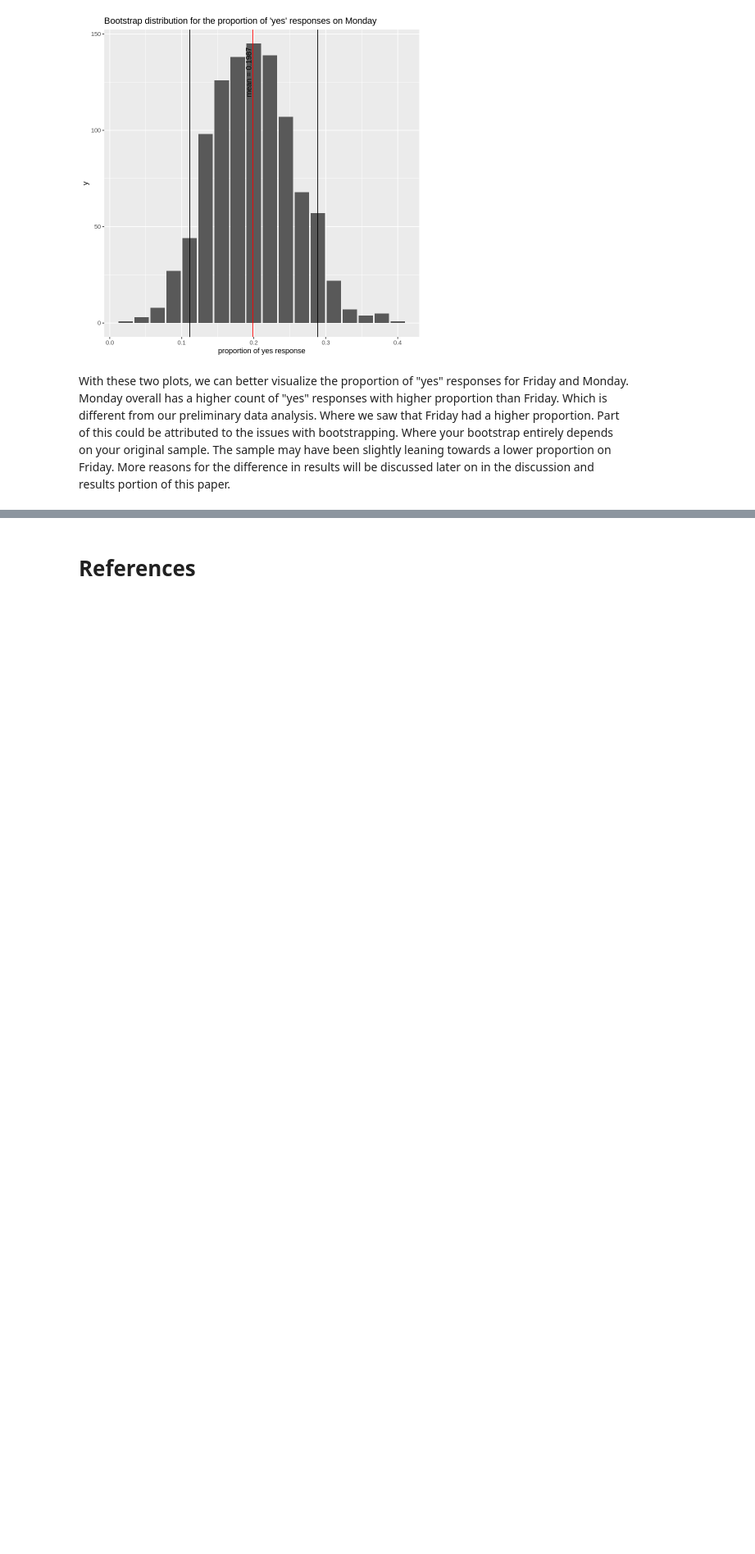
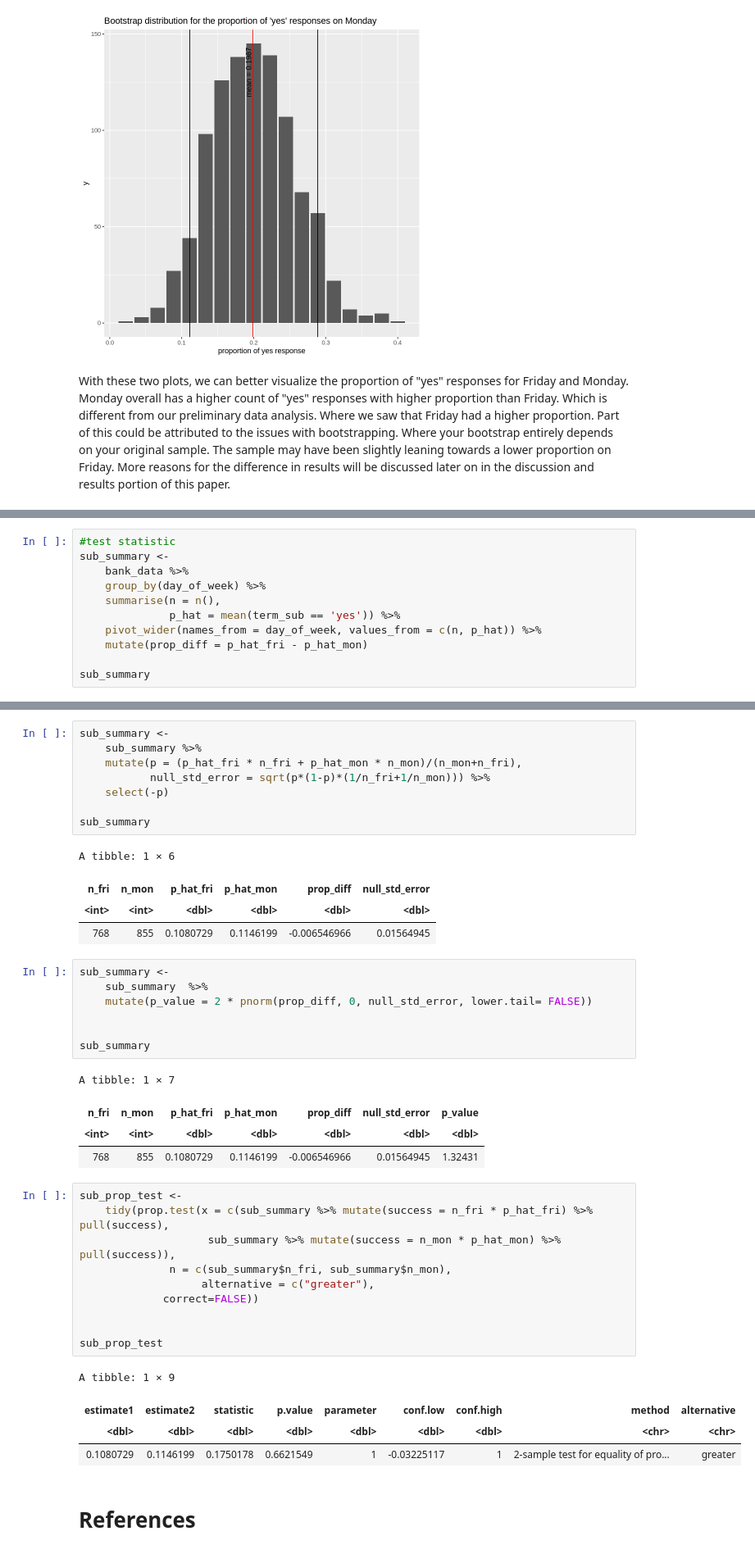
Before and after one commit to celike1/STAT201-Project, a Jupyter notebook: eda.ipynb, the cells around one changed output, grey strips where cells are left out. Shown at 82% size. Saved outputs shown, nothing was run; the diff lists cells and outputs as text; blank space fills up the shorter version.

```diff
--- a/eda.ipynb
+++ b/eda.ipynb
@@ -367,0 +412,11 @@ With these two plots, we can better visualize the proportion of "yes" responses
+# %%
+#test statistic
+sub_summary <-
+    bank_data %>%
+    group_by(day_of_week) %>%
+    summarise(n = n(),
+              p_hat = mean(term_sub == 'yes')) %>%
+    pivot_wider(names_from = day_of_week, values_from = c(n, p_hat)) %>%
+    mutate(prop_diff = p_hat_fri - p_hat_mon)
+
+sub_summary
@@ -368,3 +428,43 @@ With these two plots, we can better visualize the proportion of "yes" responses
+# %%
+sub_summary <-
+    sub_summary %>%
+    mutate(p = (p_hat_fri * n_fri + p_hat_mon * n_mon)/(n_mon+n_fri),
+           null_std_error = sqrt(p*(1-p)*(1/n_fri+1/n_mon))) %>%
+    select(-p)
+
+sub_summary
+# %% [output]
+A tibble: 1 × 6
+| n_fri | n_mon | p_hat_fri | p_hat_mon | prop_diff | null_std_error |
+| <int> | <int> | <dbl> | <dbl> | <dbl> | <dbl> |
+| 768 | 855 | 0.1080729 | 0.1146199 | -0.006546966 | 0.01564945 |
+# %%
+sub_summary <-
+    sub_summary  %>%
+    mutate(p_value = 2 * pnorm(prop_diff, 0, null_std_error, lower.tail= FALSE))
+
+
+sub_summary
+# %% [output]
+A tibble: 1 × 7
+| n_fri | n_mon | p_hat_fri | p_hat_mon | prop_diff | null_std_error | p_value |
+| <int> | <int> | <dbl> | <dbl> | <dbl> | <dbl> | <dbl> |
+| 768 | 855 | 0.1080729 | 0.1146199 | -0.006546966 | 0.01564945 | 1.32431 |
+# %%
+sub_prop_test <-
+    tidy(prop.test(x = c(sub_summary %>% mutate(success = n_fri * p_hat_fri) %>% pull(success),
+                    sub_summary %>% mutate(success = n_mon * p_hat_mon) %>% pull(success)),
+              n = c(sub_summary$n_fri, sub_summary$n_mon),
+                   alternative = c("greater"),
+             correct=FALSE))
+
+
+sub_prop_test
+# %% [output]
+A tibble: 1 × 9
+| estimate1 | estimate2 | statistic | p.value | parameter | conf.low | conf.high | method | alternative |
+| <dbl> | <dbl> | <dbl> | <dbl> | <dbl> | <dbl> | <dbl> | <chr> | <chr> |
+| 0.1080729 | 0.1146199 | 0.1750178 | 0.6621549 | 1 | -0.03225117 | 1 | 2-sample test for equality of pro... | greater |
 # %% [markdown]
 # References
 # %% [markdown]
```
Also changed, not shown: parts of 11 cells of this notebook.
